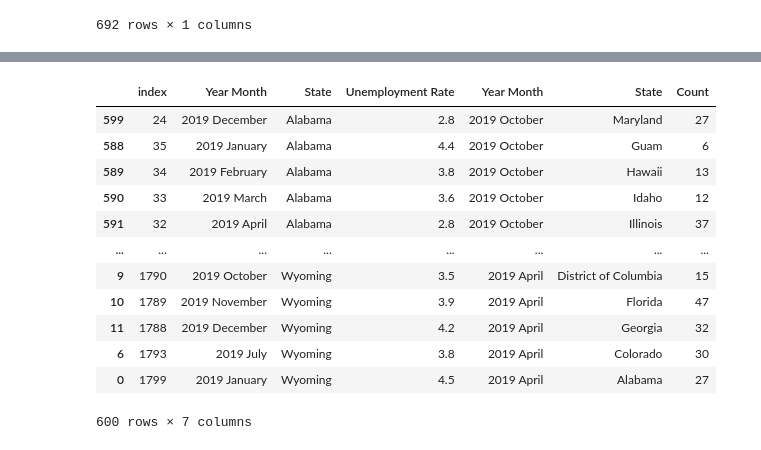
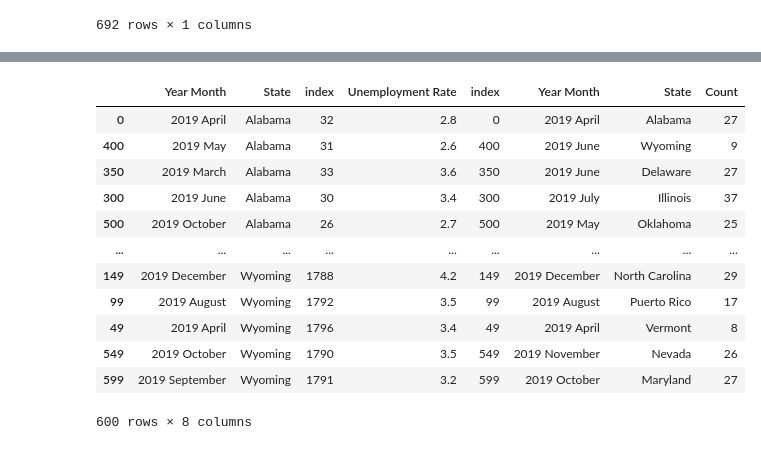
Before and after one commit to AkanSri/Project-1, a Jupyter notebook: Personal-Ranny/Sunday_work.ipynb, the cells around one changed output, grey strips where cells are left out. Cells and saved outputs as stored; diff of their text form; code cells hidden in the pictures.

```diff
--- a/Personal-Ranny/Sunday_work.ipynb
+++ b/Personal-Ranny/Sunday_work.ipynb
@@ -89,7 +92,7 @@ df_2019.hvplot(y='Unemployment Rate', x = 'Year Month',groupby='State', rot = 90
 # %% [output]
 [interactive output not drawn]
 # %%
-stats_2019_data = Path("FInCen CSV Data/FinCen SAR Stats 2019 (Months).csv")
+stats_2019_data = Path("../FInCen CSV Data/FinCen SAR Stats 2019 (Months).csv")
 # %%
 csv_file = pd.read_csv(stats_2019_data, thousands=",", index_col = 'Year Month')
 csv_file
@@ -133,7 +136,7 @@ csv_file = csv_file.reset_index()
 
 grouped_stats = csv_file[["State", "Count", "Year Month"]]
 
-grouped_stats = grouped_stats.groupby(['Year Month', 'State']).count()
+grouped_stats = grouped_stats.groupby(['Year Month', 'State']).sum()
 grouped_stats
 # %% [output]
 |  |  | Count |
@@ -150,3 +153,6 @@ grouped_stats
 |  | Wisconsin | 29 |
 |  | Wyoming | 8 |
 692 rows × 1 columns
+# %%
+grouped_2019 = df_2019.groupby(['Year Month', 'State']).sum()
+grouped_2019
@@ -153,21 +174,21 @@ grouped_stats
 # %%
-df_2019 = df_2019.reset_index()
+grouped_2019 = grouped_2019.reset_index()
 grouped_stats = grouped_stats.reset_index()
-df_2019 = df_2019.sort_values("State")
+grouped_2019 = grouped_2019.sort_values("State")
 
-combined_df = pd.concat([df_2019, grouped_stats], axis="columns", join="inner")
+combined_df = pd.concat([grouped_2019, grouped_stats], axis="columns", join="inner")
 combined_df
 # %% [output]
-|  | index | Year Month | State | Unemployment Rate | Year Month | State | Count |
-| 599 | 24 | 2019 December | Alabama | 2.8 | 2019 October | Maryland | 27 |
-| 588 | 35 | 2019 January | Alabama | 4.4 | 2019 October | Guam | 6 |
-| 589 | 34 | 2019 February | Alabama | 3.8 | 2019 October | Hawaii | 13 |
-| 590 | 33 | 2019 March | Alabama | 3.6 | 2019 October | Idaho | 12 |
-| 591 | 32 | 2019 April | Alabama | 2.8 | 2019 October | Illinois | 37 |
-| ... | ... | ... | ... | ... | ... | ... | ... |
-| 9 | 1790 | 2019 October | Wyoming | 3.5 | 2019 April | District of Columbia | 15 |
-| 10 | 1789 | 2019 November | Wyoming | 3.9 | 2019 April | Florida | 47 |
-| 11 | 1788 | 2019 December | Wyoming | 4.2 | 2019 April | Georgia | 32 |
-| 6 | 1793 | 2019 July | Wyoming | 3.8 | 2019 April | Colorado | 30 |
-| 0 | 1799 | 2019 January | Wyoming | 4.5 | 2019 April | Alabama | 27 |
+|  | Year Month | State | index | Unemployment Rate | index | Year Month | State | Count |
+| 0 | 2019 April | Alabama | 32 | 2.8 | 0 | 2019 April | Alabama | 27 |
+| 400 | 2019 May | Alabama | 31 | 2.6 | 400 | 2019 June | Wyoming | 9 |
+| 350 | 2019 March | Alabama | 33 | 3.6 | 350 | 2019 June | Delaware | 27 |
+| 300 | 2019 June | Alabama | 30 | 3.4 | 300 | 2019 July | Illinois | 37 |
+| 500 | 2019 October | Alabama | 26 | 2.7 | 500 | 2019 May | Oklahoma | 25 |
+| ... | ... | ... | ... | ... | ... | ... | ... | ... |
+| 149 | 2019 December | Wyoming | 1788 | 4.2 | 149 | 2019 December | North Carolina | 29 |
+| 99 | 2019 August | Wyoming | 1792 | 3.5 | 99 | 2019 August | Puerto Rico | 17 |
+| 49 | 2019 April | Wyoming | 1796 | 3.4 | 49 | 2019 April | Vermont | 8 |
+| 549 | 2019 October | Wyoming | 1790 | 3.5 | 549 | 2019 November | Nevada | 26 |
+| 599 | 2019 September | Wyoming | 1791 | 3.2 | 599 | 2019 October | Maryland | 27 |
-600 rows × 7 columns
+600 rows × 8 columns
```
Also changed, not shown: parts of 2 cells of this notebook.
